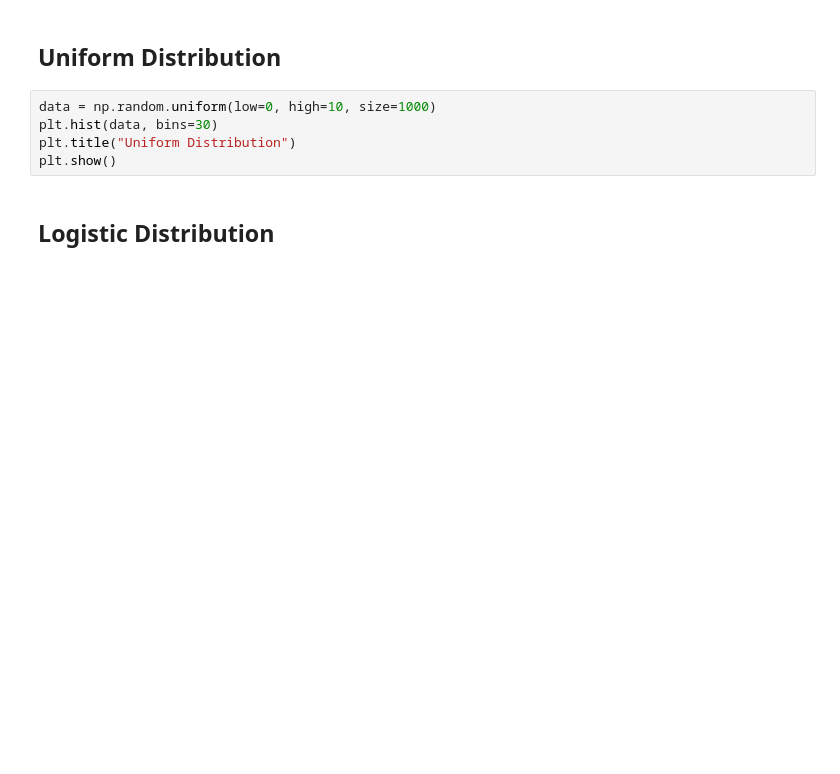
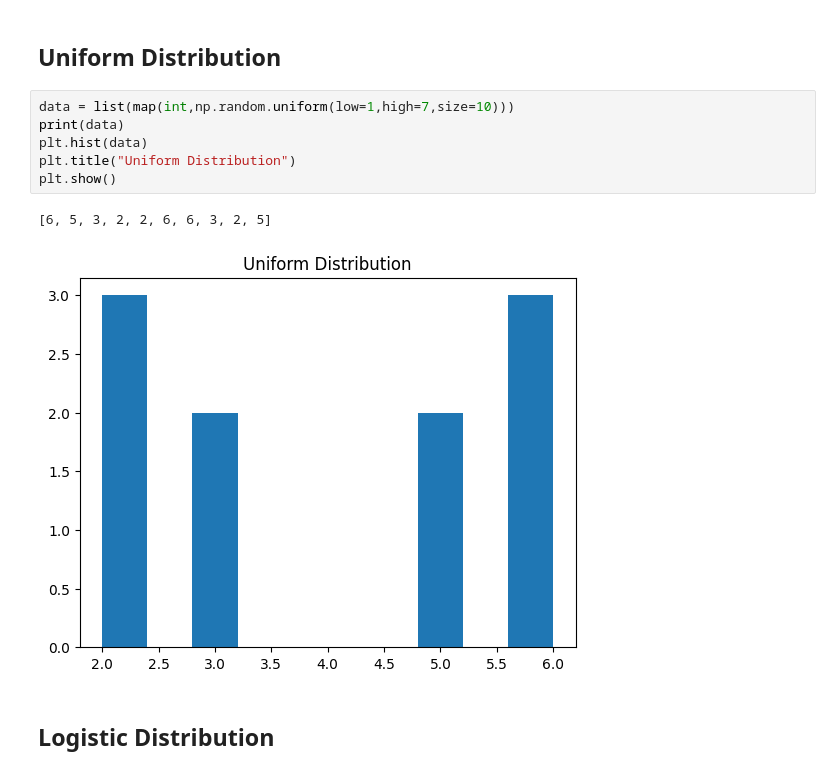
Before and after one commit to hossainsiam133/Machine-Learning, a Jupyter notebook: NumPy/02_NumPy_Random.ipynb, the cells around one changed output. Cells and saved outputs as stored; diff of their text form; blank space fills up the shorter version.

```diff
--- a/NumPy/02_NumPy_Random.ipynb
+++ b/NumPy/02_NumPy_Random.ipynb
@@ -85,10 +92,14 @@ plt.show()
 # %% [markdown]
 ## Uniform Distribution
 # %%
-data = np.random.uniform(low=0, high=10, size=1000)
-plt.hist(data, bins=30)
+data = list(map(int,np.random.uniform(low=1,high=7,size=10)))
+print(data)
+plt.hist(data)
 plt.title("Uniform Distribution")
 plt.show()
+# %% [output]
+[6, 5, 3, 2, 2, 6, 6, 3, 2, 5]
+[figure, added]
 # %% [markdown]
 ## Logistic Distribution
 # %%
```
Also changed, not shown: parts of 8 cells of this notebook.
